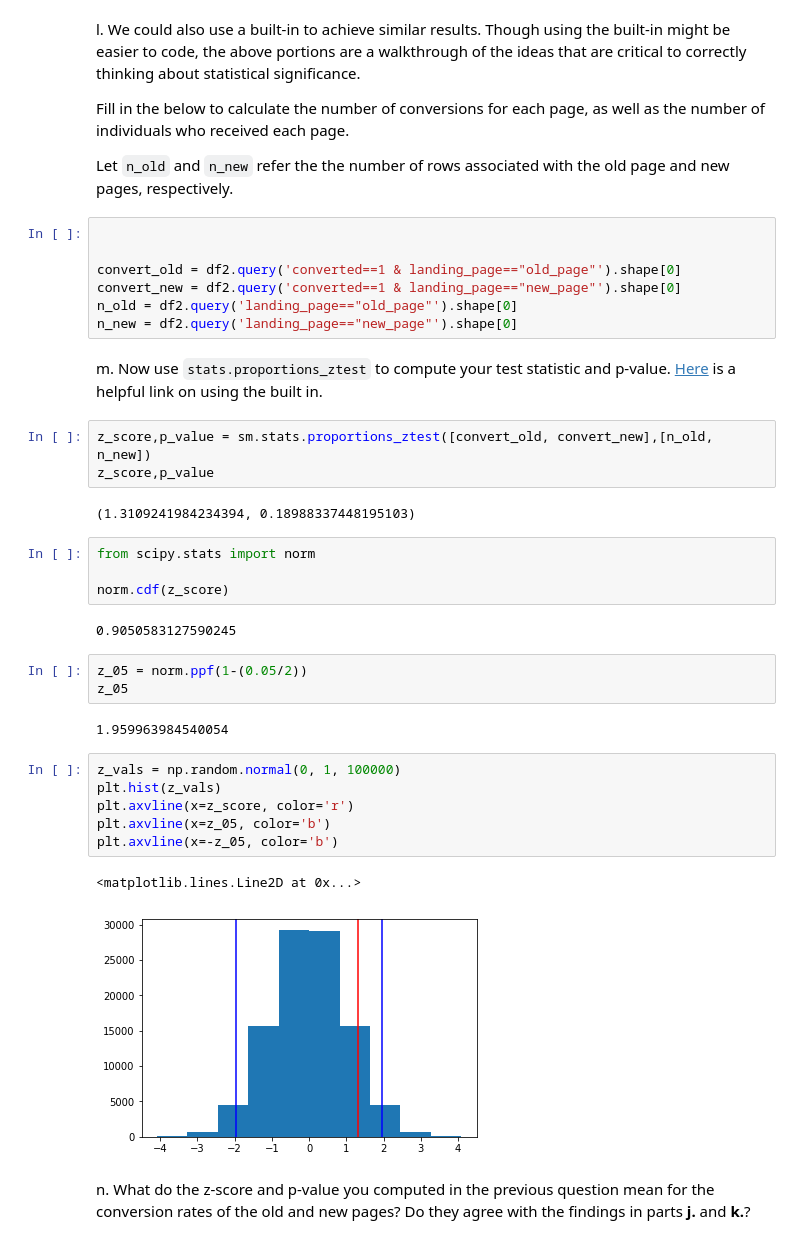
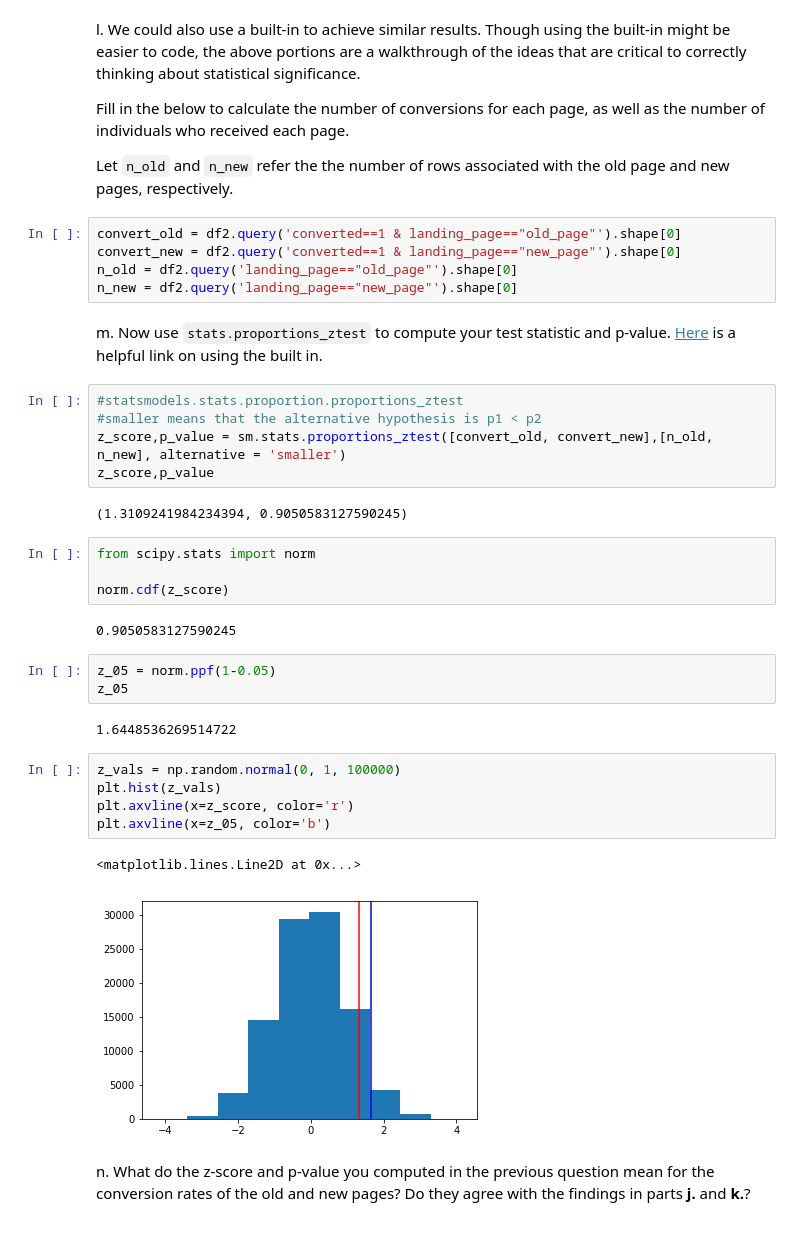
Before and after one commit to yanglinjing/dand_p4_a_b_test, a Jupyter notebook: Analyze_ab_test_results_notebook.ipynb, the cells around one changed output. Saved outputs shown, nothing was run; the diff lists cells and outputs as text.

```diff
--- a/Analyze_ab_test_results_notebook.ipynb
+++ b/Analyze_ab_test_results_notebook.ipynb
@@ -257,8 +266,6 @@ Fill in the below to calculate the number of conversions for each page, as well
 
 Let `n_old` and `n_new` refer the the number of rows associated with the old page and new pages, respectively.
 # %%
-
-
 convert_old = df2.query('converted==1 & landing_page=="old_page"').shape[0]
 convert_new = df2.query('converted==1 & landing_page=="new_page"').shape[0]
 n_old = df2.query('landing_page=="old_page"').shape[0]
@@ -266,10 +273,12 @@ n_new = df2.query('landing_page=="new_page"').shape[0]
 # %% [markdown]
 m. Now use `stats.proportions_ztest` to compute your test statistic and p-value.  [Here](http://knowledgetack.com/python/statsmodels/proportions_ztest/) is a helpful link on using the built in.
 # %%
-z_score,p_value = sm.stats.proportions_ztest([convert_old, convert_new],[n_old, n_new])
+#statsmodels.stats.proportion.proportions_ztest
+#smaller means that the alternative hypothesis is p1 < p2
+z_score,p_value = sm.stats.proportions_ztest([convert_old, convert_new],[n_old, n_new], alternative = 'smaller')
 z_score,p_value
 # %% [output]
-(1.3109241984234394, 0.18988337448195103)
+(1.3109241984234394, 0.9050583127590245)
 # %%
 from scipy.stats import norm
 
@@ -277,19 +286,18 @@ norm.cdf(z_score)
 # %% [output]
 0.9050583127590245
 # %%
-z_05 = norm.ppf(1-(0.05/2))
+z_05 = norm.ppf(1-0.05)
 z_05
 # %% [output]
-1.959963984540054
+1.6448536269514722
 # %%
 z_vals = np.random.normal(0, 1, 100000)
 plt.hist(z_vals)
 plt.axvline(x=z_score, color='r')
 plt.axvline(x=z_05, color='b')
-plt.axvline(x=-z_05, color='b')
 # %% [output]
 <matplotlib.lines.Line2D at 0x...>
-[figure, old version]
+[figure, new version]
 # %% [markdown]
 n. What do the z-score and p-value you computed in the previous question mean for the conversion rates of the old and new pages?  Do they agree with the findings in parts **j.** and **k.**?
 # %% [markdown]
```
Also changed, not shown: parts of 16 cells of this notebook, 1 other file.
